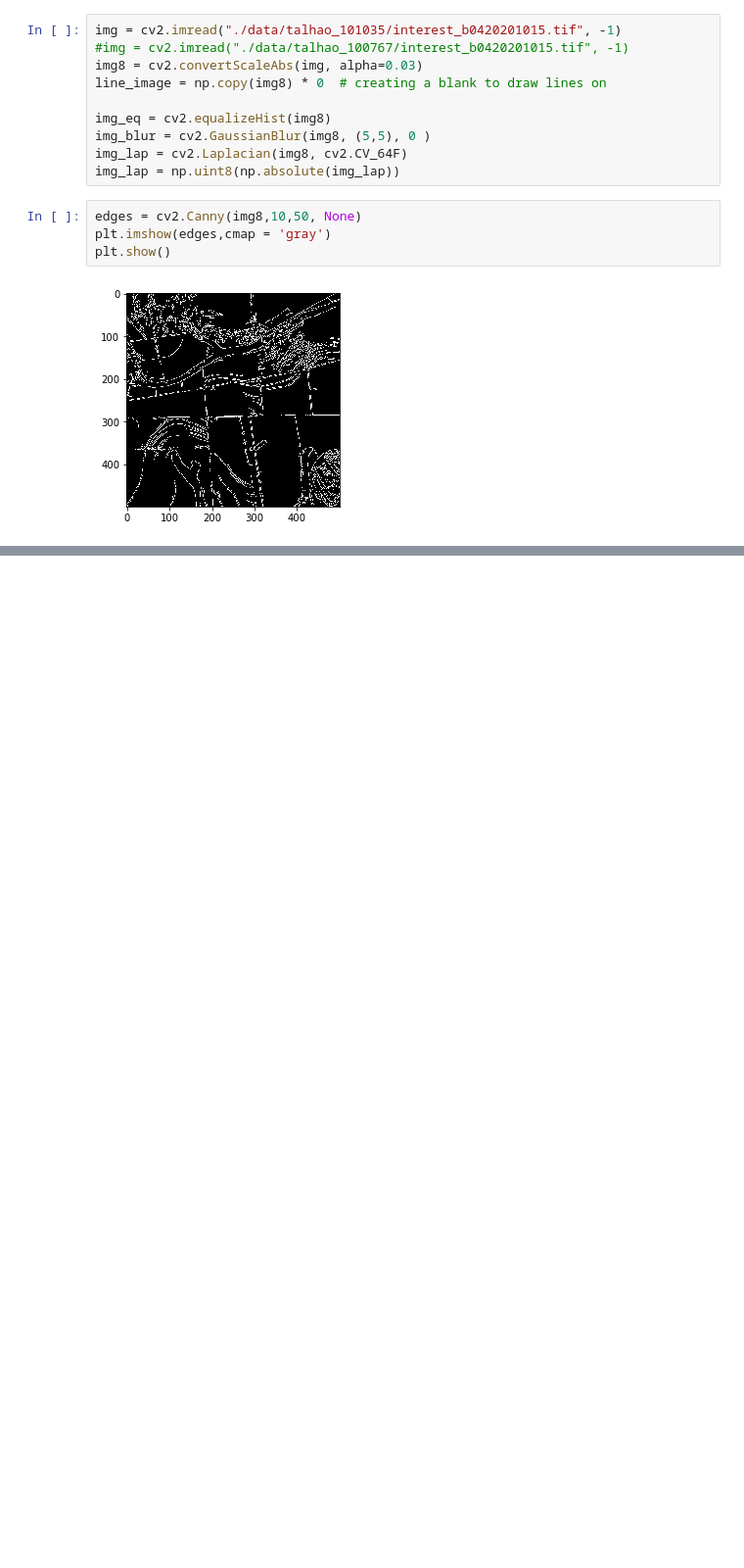
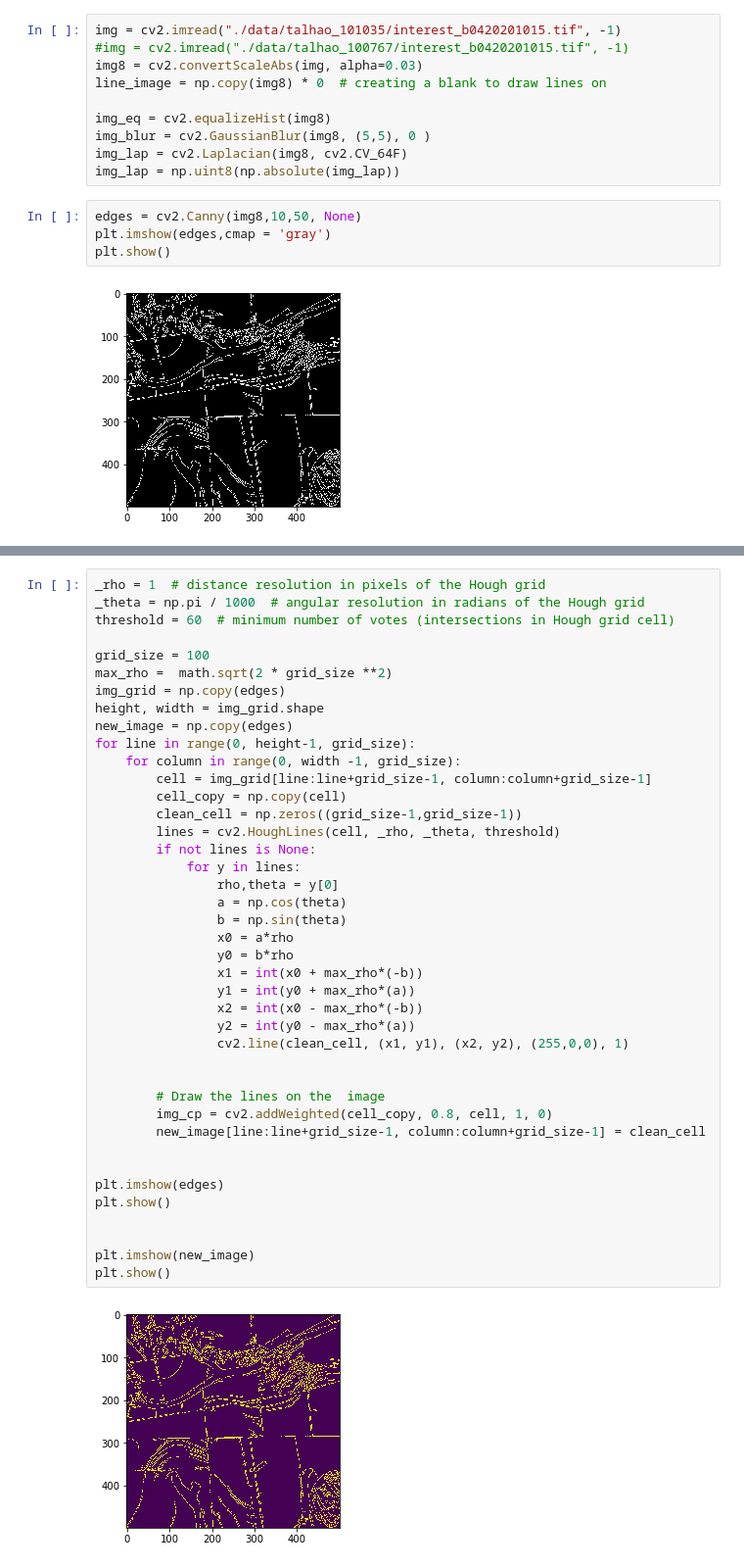
Before and after one commit to renatobanzai/banzai_image_segmentation, a Jupyter notebook: finding_polygon.ipynb, the cells around one changed output, grey strips where cells are left out. Shown: that part at 98% size. Drawn from its saved outputs; the diff is of its cells as text; blank space fills up the shorter version.

```diff
--- a/finding_polygon.ipynb
+++ b/finding_polygon.ipynb
@@ -81,0 +99,43 @@ plt.show()
+# %%
+_rho = 1  # distance resolution in pixels of the Hough grid
+_theta = np.pi / 1000  # angular resolution in radians of the Hough grid
+threshold = 60  # minimum number of votes (intersections in Hough grid cell)
+
+grid_size = 100
+max_rho =  math.sqrt(2 * grid_size **2)
+img_grid = np.copy(edges)
+height, width = img_grid.shape
+new_image = np.copy(edges)
+for line in range(0, height-1, grid_size):
+    for column in range(0, width -1, grid_size):
+        cell = img_grid[line:line+grid_size-1, column:column+grid_size-1]
+        cell_copy = np.copy(cell)
+        clean_cell = np.zeros((grid_size-1,grid_size-1))
+        lines = cv2.HoughLines(cell, _rho, _theta, threshold)
+        if not lines is None:
+            for y in lines:
+                rho,theta = y[0]
+                a = np.cos(theta)
+                b = np.sin(theta)
+                x0 = a*rho
+                y0 = b*rho
+                x1 = int(x0 + max_rho*(-b))
+                y1 = int(y0 + max_rho*(a))
+                x2 = int(x0 - max_rho*(-b))
+                y2 = int(y0 - max_rho*(a))
+                cv2.line(clean_cell, (x1, y1), (x2, y2), (255,0,0), 1)
+
+
+        # Draw the lines on the  image
+        img_cp = cv2.addWeighted(cell_copy, 0.8, cell, 1, 0)
+        new_image[line:line+grid_size-1, column:column+grid_size-1] = clean_cell
+
+
+plt.imshow(edges)
+plt.show()
+
+
+plt.imshow(new_image)
+plt.show()
+# %% [output]
+[figure, added]
```
Also changed, not shown: parts of 5 cells of this notebook.
